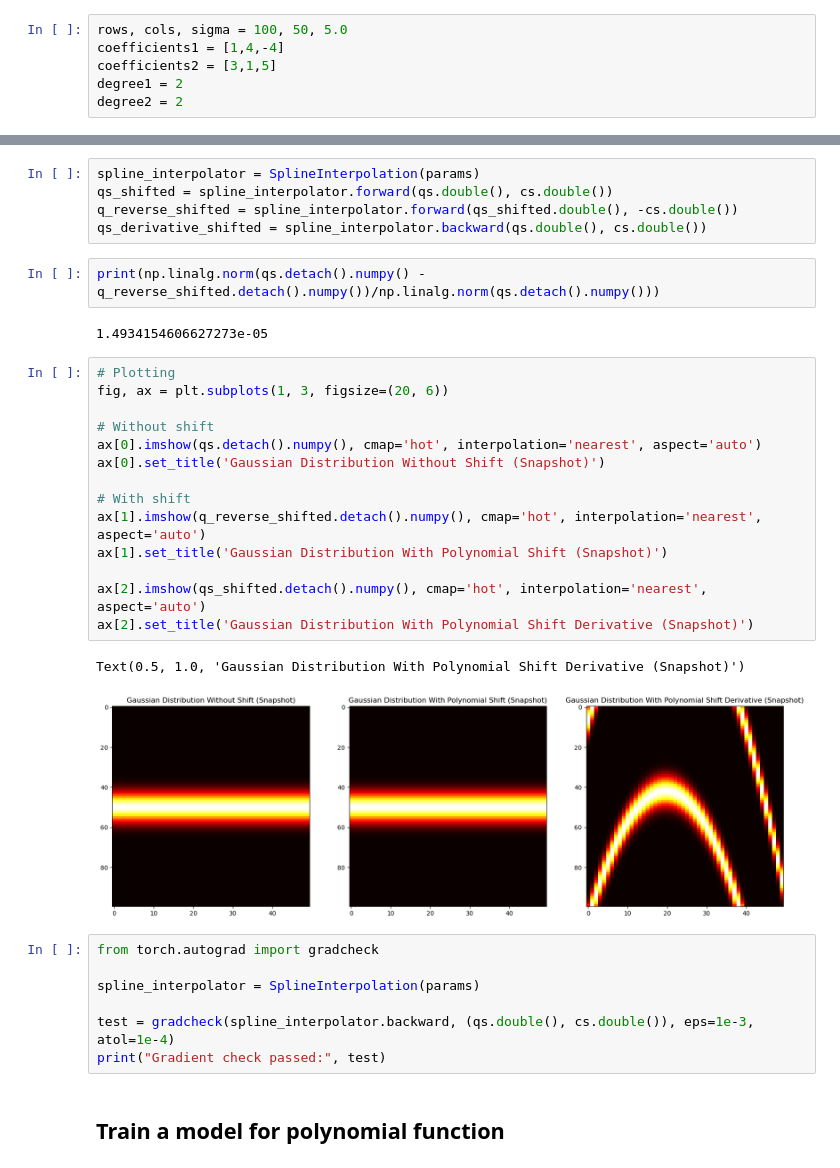
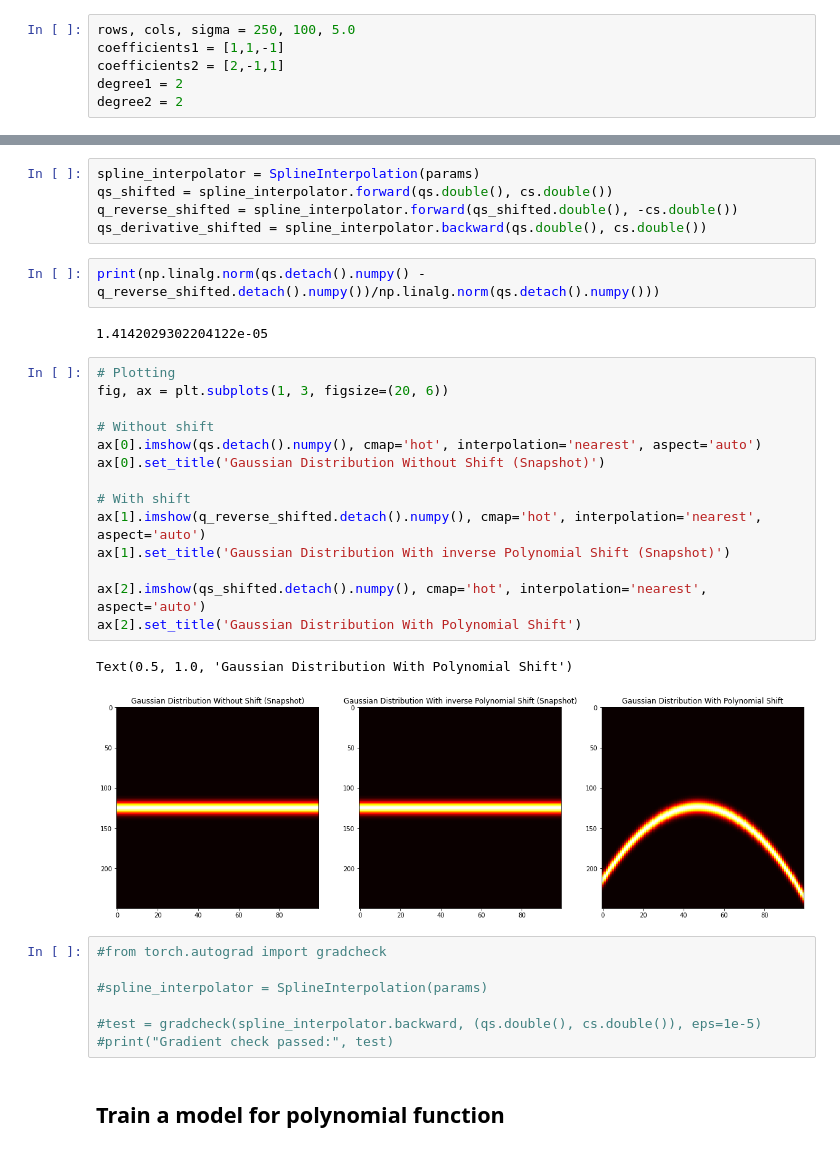
Before and after one commit to beatazor/low-rank-transport, a Jupyter notebook: notebooks/NN_poly_ratio_cubic.ipynb, the cells around one changed output, grey strips where cells are left out. Saved outputs shown, nothing was run; the diff lists cells and outputs as text.

```diff
--- a/notebooks/NN_poly_ratio_cubic.ipynb
+++ b/notebooks/NN_poly_ratio_cubic.ipynb
@@ -13,9 +13,9 @@ from scipy.linalg import cholesky
 # %% [markdown]
 ## Create MATRIX data
 # %%
-rows, cols, sigma = 100, 50, 5.0
-coefficients1 = [1,4,-4]
-coefficients2 = [3,1,5]
+rows, cols, sigma = 250, 100, 5.0
+coefficients1 = [1,1,-1]
+coefficients2 = [2,-1,1]
 degree1 = 2
 degree2 = 2
 # %%
@@ -230,30 +230,30 @@ qs_derivative_shifted = spline_interpolator.backward(qs.double(), cs.double())
 # %%
 print(np.linalg.norm(qs.detach().numpy() - q_reverse_shifted.detach().numpy())/np.linalg.norm(qs.detach().numpy()))
 # %% [output]
-1.4934154606627273e-05
+1.4142029302204122e-05
 # %%
 # Plotting
 fig, ax = plt.subplots(1, 3, figsize=(20, 6))
 
 # Without shift
 ax[0].imshow(qs.detach().numpy(), cmap='hot', interpolation='nearest', aspect='auto')
 ax[0].set_title('Gaussian Distribution Without Shift (Snapshot)')
 
 # With shift
 ax[1].imshow(q_reverse_shifted.detach().numpy(), cmap='hot', interpolation='nearest', aspect='auto')
-ax[1].set_title('Gaussian Distribution With Polynomial Shift (Snapshot)')
+ax[1].set_title('Gaussian Distribution With inverse Polynomial Shift (Snapshot)')
 
 ax[2].imshow(qs_shifted.detach().numpy(), cmap='hot', interpolation='nearest', aspect='auto')
-ax[2].set_title('Gaussian Distribution With Polynomial Shift Derivative (Snapshot)')
+ax[2].set_title('Gaussian Distribution With Polynomial Shift')
 # %% [output]
-Text(0.5, 1.0, 'Gaussian Distribution With Polynomial Shift Derivative (Snapshot)')
+Text(0.5, 1.0, 'Gaussian Distribution With Polynomial Shift')
-[figure, old version]
+[figure, new version]
 # %%
-from torch.autograd import gradcheck
+#from torch.autograd import gradcheck
 
-spline_interpolator = SplineInterpolation(params)
+#spline_interpolator = SplineInterpolation(params)
 
-test = gradcheck(spline_interpolator.backward, (qs.double(), cs.double()), eps=1e-3, atol=1e-4)
-print("Gradient check passed:", test)
+#test = gradcheck(spline_interpolator.backward, (qs.double(), cs.double()), eps=1e-5)
+#print("Gradient check passed:", test)
 # %% [markdown]
 ## Train a model for polynomial function
```
Also changed, not shown: parts of 21 cells of this notebook.
